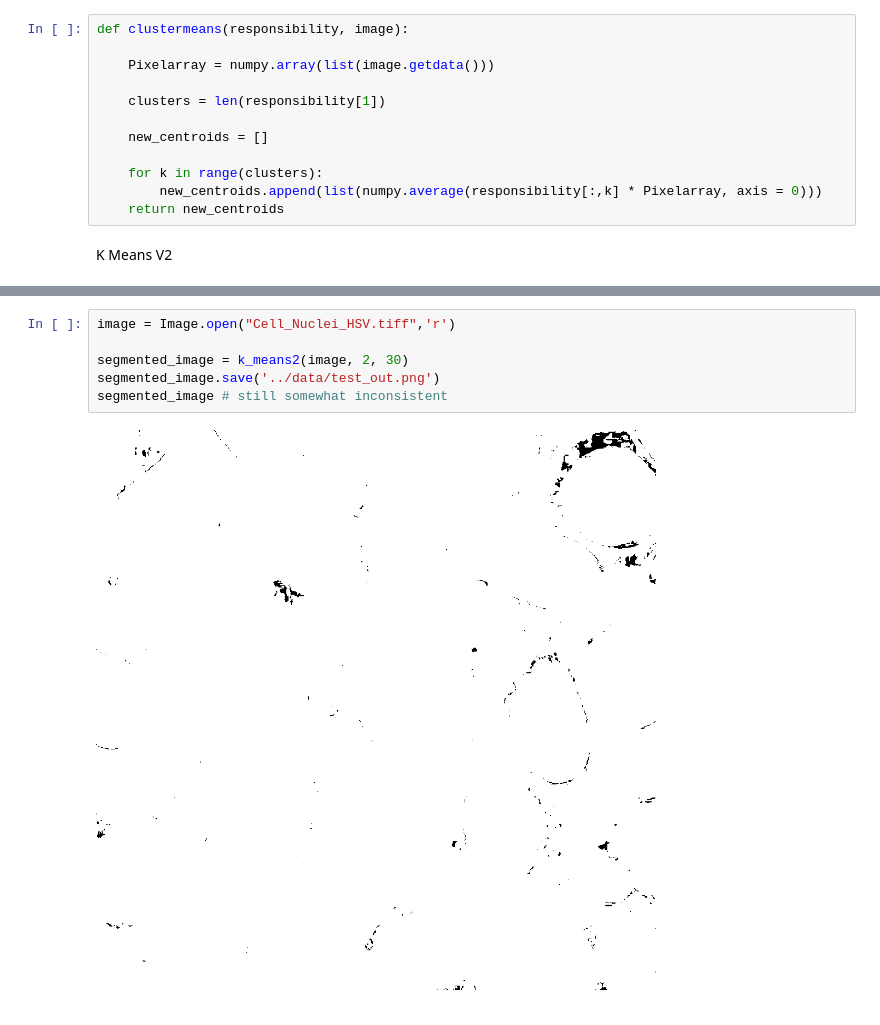
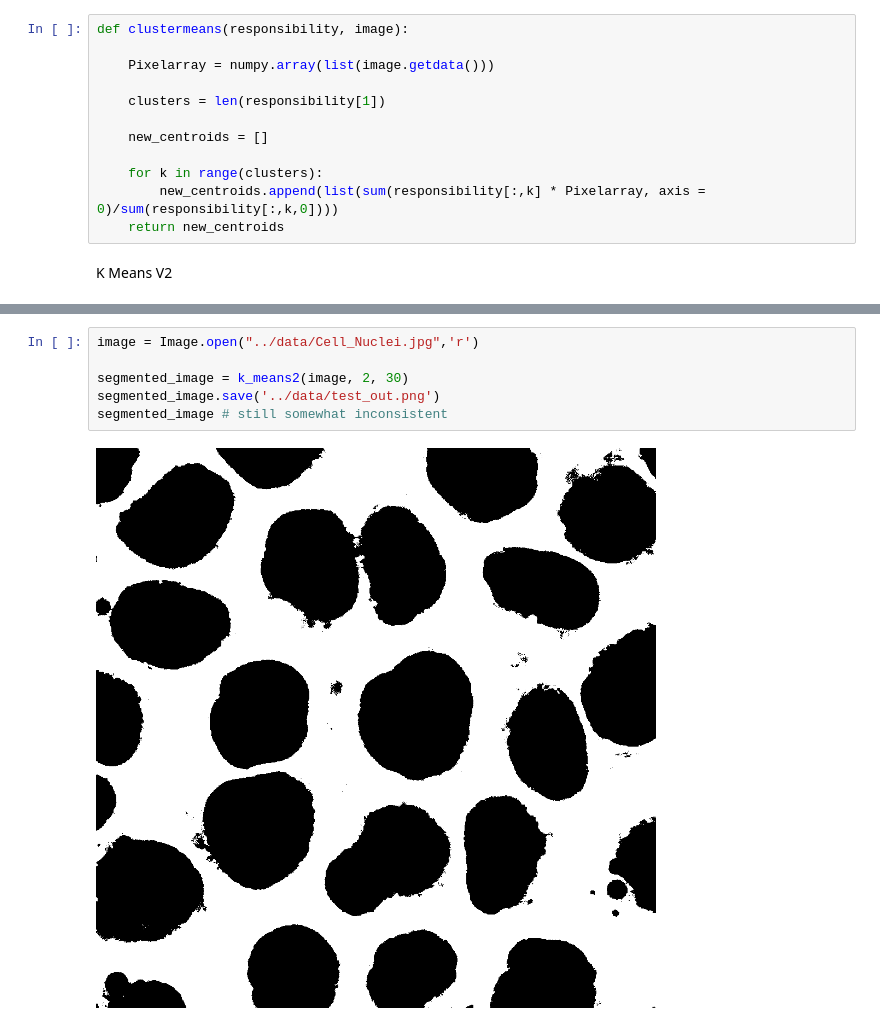
Before and after one commit to datascience-mobi-2022/2022-topic-01-team-05, a Jupyter notebook: code/K-Means optimisation.ipynb, the cells around one changed output, grey strips where cells are left out. Cells and saved outputs as stored; diff of their text form.

Commit message:
K-Means Average Fix (Hopefully everything works now)

```diff
--- a/code/K-Means optimisation.ipynb
+++ b/code/K-Means optimisation.ipynb
@@ -77,7 +77,7 @@ def clustermeans(responsibility, image):
     new_centroids = []
 
     for k in range(clusters):
-        new_centroids.append(list(numpy.average(responsibility[:,k] * Pixelarray, axis = 0)))
+        new_centroids.append(list(sum(responsibility[:,k] * Pixelarray, axis = 0)/sum(responsibility[:,k,0])))
     return new_centroids
 # %% [markdown]
 K Means V2
@@ -122,8 +122,8 @@ def k_means2(image, K, iterations):
 # %%
-image = Image.open("Cell_Nuclei_HSV.tiff",'r')
+image = Image.open("../data/Cell_Nuclei.jpg",'r')
 
 segmented_image = k_means2(image, 2, 30)
 segmented_image.save('../data/test_out.png')
 segmented_image # still somewhat inconsistent
 # %% [output]
-[figure, old version]
+[figure, new version]
```
Also changed, not shown: parts of 1 cell of this notebook, 7 other files.
